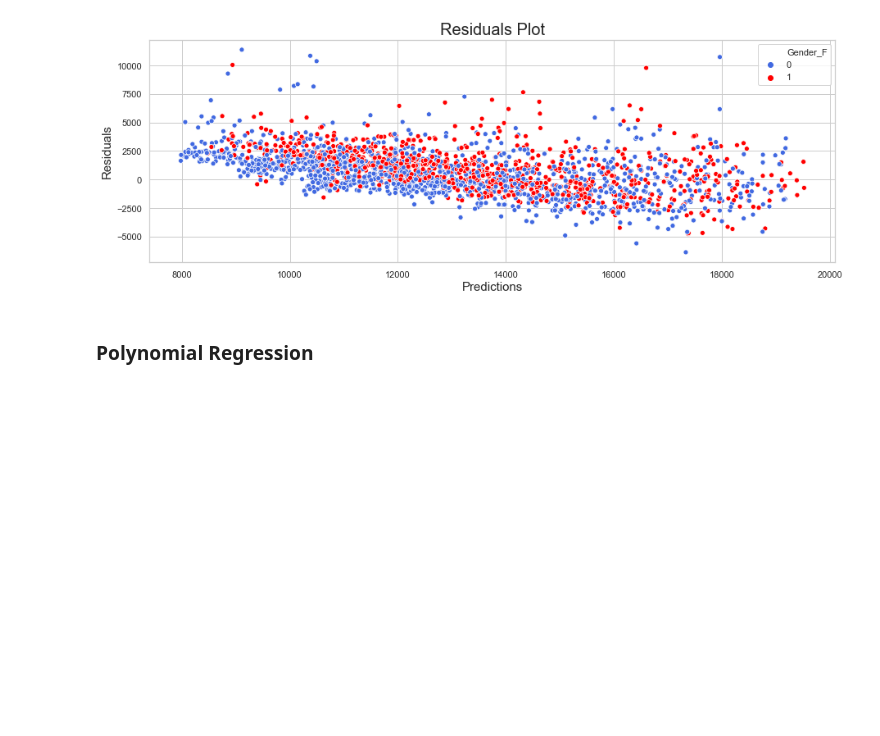
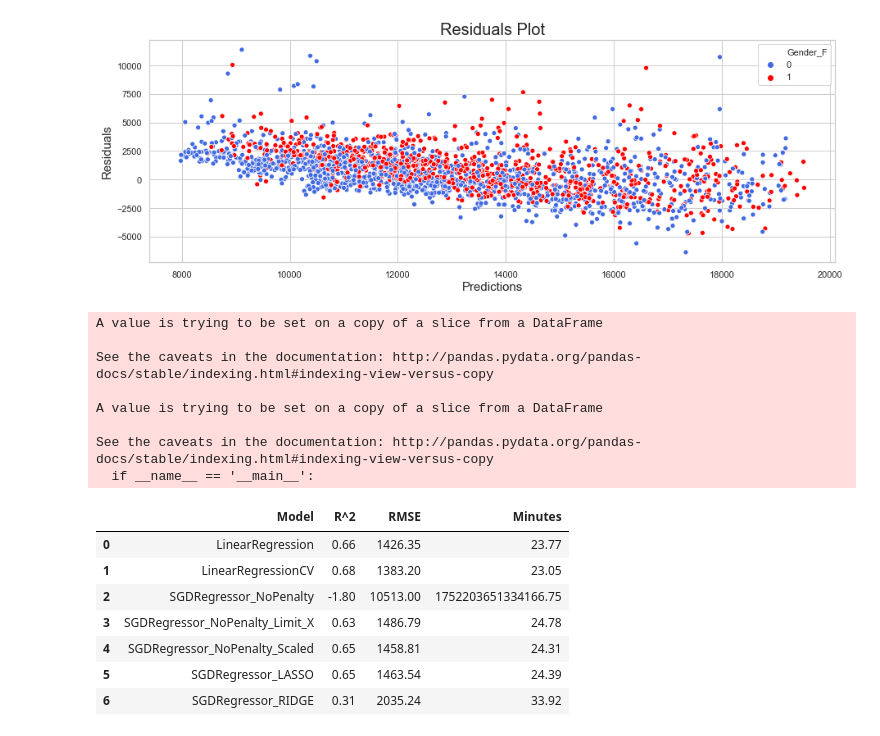
Before and after one commit to maicat11/Project_2-Marathon-Predictor, a Jupyter notebook: Modeling.ipynb, the cells around one changed output. Saved outputs shown, nothing was run; the diff lists cells and outputs as text; code cells hidden in the pictures; blank space fills up the shorter version.

```diff
--- a/Modeling.ipynb
+++ b/Modeling.ipynb
@@ -269,5 +348,32 @@ R^2: 0.3145937146077755 RMSE: 2035.2445510277792 Minutes: 33.92074251712965
 residuals_plot(predictions, residuals)
 # %% [output]
 [figure]
-# %% [markdown]
-### Polynomial Regression
+# %%
+results_df = pd.DataFrame({'Model': models,
+                           'R^2': r2_results,
+                           'RMSE': rmse_results,
+                           'Minutes': minutes})
+
+
+pd.options.display.float_format = '{:.2f}'.format
+results_df['RMSE'][2] = 10513   #105132219080049984.00
+results_df['R^2'][2] = -1.8
+# 1828885615612906868135952384.00
+results_df
+# %% [output]
+A value is trying to be set on a copy of a slice from a DataFrame
+
+See the caveats in the documentation: http://pandas.pydata.org/pandas-docs/stable/indexing.html#indexing-view-versus-copy
+
+A value is trying to be set on a copy of a slice from a DataFrame
+
+See the caveats in the documentation: http://pandas.pydata.org/pandas-docs/stable/indexing.html#indexing-view-versus-copy
+  if __name__ == '__main__':
+|  | Model | R^2 | RMSE | Minutes |
+| 0 | LinearRegression | 0.66 | 1426.35 | 23.77 |
+| 1 | LinearRegressionCV | 0.68 | 1383.20 | 23.05 |
+| 2 | SGDRegressor_NoPenalty | -1.80 | 10513.00 | 1752203651334166.75 |
+| 3 | SGDRegressor_NoPenalty_Limit_X | 0.63 | 1486.79 | 24.78 |
+| 4 | SGDRegressor_NoPenalty_Scaled | 0.65 | 1458.81 | 24.31 |
+| 5 | SGDRegressor_LASSO | 0.65 | 1463.54 | 24.39 |
+| 6 | SGDRegressor_RIDGE | 0.31 | 2035.24 | 33.92 |
```
Also changed, not shown: parts of 25 cells of this notebook, 18 other files.
